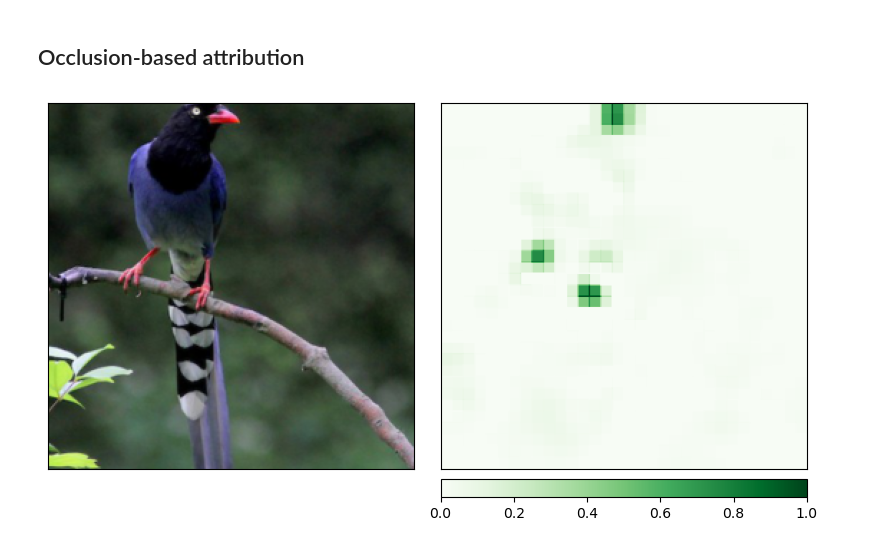
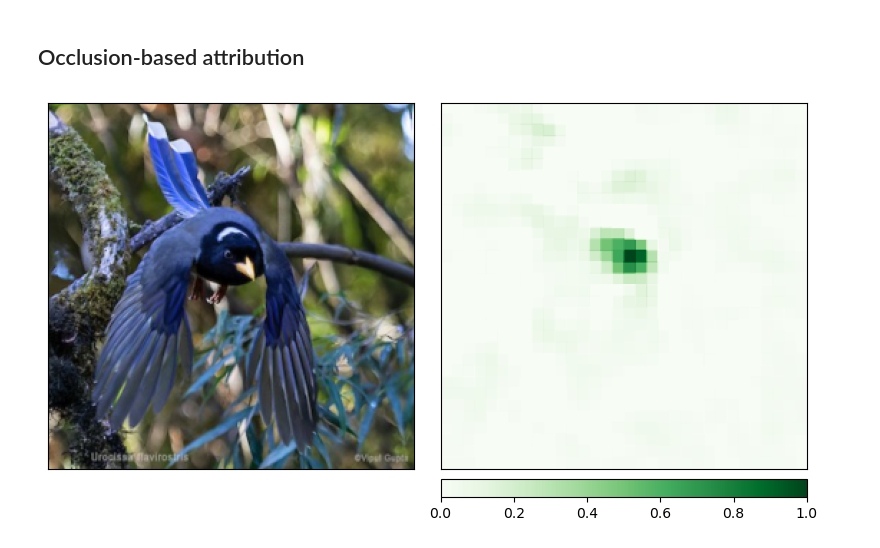
Before and after one commit to PuiPui32071/Blue_Magpie-Recognizer, a Jupyter notebook: captum.ipynb, the cells around one changed output. Saved outputs shown, nothing was run; the diff lists cells and outputs as text; code cells hidden in the pictures.

```diff
--- a/captum.ipynb
+++ b/captum.ipynb
@@ -53,7 +94,8 @@ torch.Size([1, 3, 256, 256])
 # %% [markdown]
 ## Predict
 # %%
-output = model(input.to(device))
+model.eval()
+output = model(transformed_img.to(device))
 output = F.softmax(output, dim=1)
 prob, pred = torch.max(output, 1)
 
@@ -72,13 +106,0 @@ default_cmap = LinearSegmentedColormap.from_list('custom blue',
-# %%
-model = model.to('cpu')
-model = model.eval()
-integrated_gradients = IntegratedGradients(model)
-
-attributions_ig = integrated_gradients.attribute(input, target=pred, n_steps=200)
-
-_ = viz.visualize_image_attr_multiple(np.transpose(attributions_ig.squeeze().cpu().detach().numpy(), (1,2,0)),
-                                      np.array(img),
-                                      ["original_image", "heat_map"],
-                                      ["all", "positive"],
-                                      cmap=default_cmap,
-                                      show_colorbar=True)
@@ -100,21 +106,0 @@ _ = viz.visualize_image_attr_multiple(np.transpose(attributions_ig_nt.squeeze().
-# %%
-torch.manual_seed(0)
-np.random.seed(0)
-
-model = model.to('cpu')
-model = model.eval()
-gradient_shap = GradientShap(model)
-
-rand_img_dist = torch.cat([input * 0, input * 1])
-
-attributions_gs = gradient_shap.attribute(input,
-                                          n_samples=50,
-                                          stdevs=0.0001,
-                                          baselines=rand_img_dist,
-                                          target=pred)
-_ = viz.visualize_image_attr_multiple(np.transpose(attributions_gs.squeeze().cpu().detach().numpy(), (1,2,0)),
-                                      np.array(img),
-                                      ["original_image", "heat_map"],
-                                      ["all", "absolute_value"],
-                                      cmap=default_cmap,
-                                      show_colorbar=True)
@@ -125,19 +109,19 @@ _ = viz.visualize_image_attr_multiple(np.transpose(attributions_gs.squeeze().cpu
 # %%
 model.to(device)
 model = model.eval()
 occlusion = Occlusion(model)
 
-attributions_occ = occlusion.attribute(input.to(device),
+attributions_occ = occlusion.attribute(transformed_img.to(device),
                                        strides = (3, 8, 8),
                                        target=pred,
                                        sliding_window_shapes=(3, 15, 15),
                                        baselines=0)
 
 _ = viz.visualize_image_attr_multiple(np.transpose(attributions_occ.squeeze().cpu().detach().numpy(), (1,2,0)),
                                       np.array(img),
                                       ["original_image", "heat_map"],
                                       ["all", "positive"],
                                       show_colorbar=True,
                                       outlier_perc=2)
 # %% [output]
-[figure, old version]
+[figure, new version]
```
Also changed, not shown: parts of 12 cells of this notebook, 13 other files.
